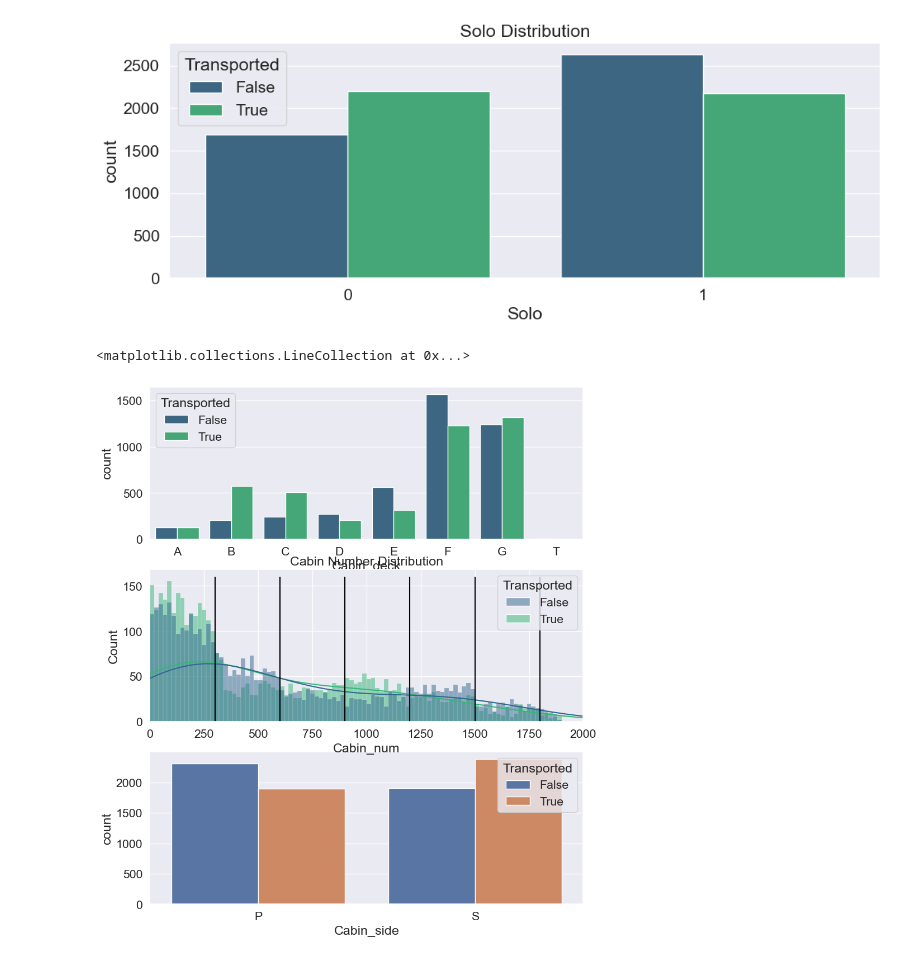
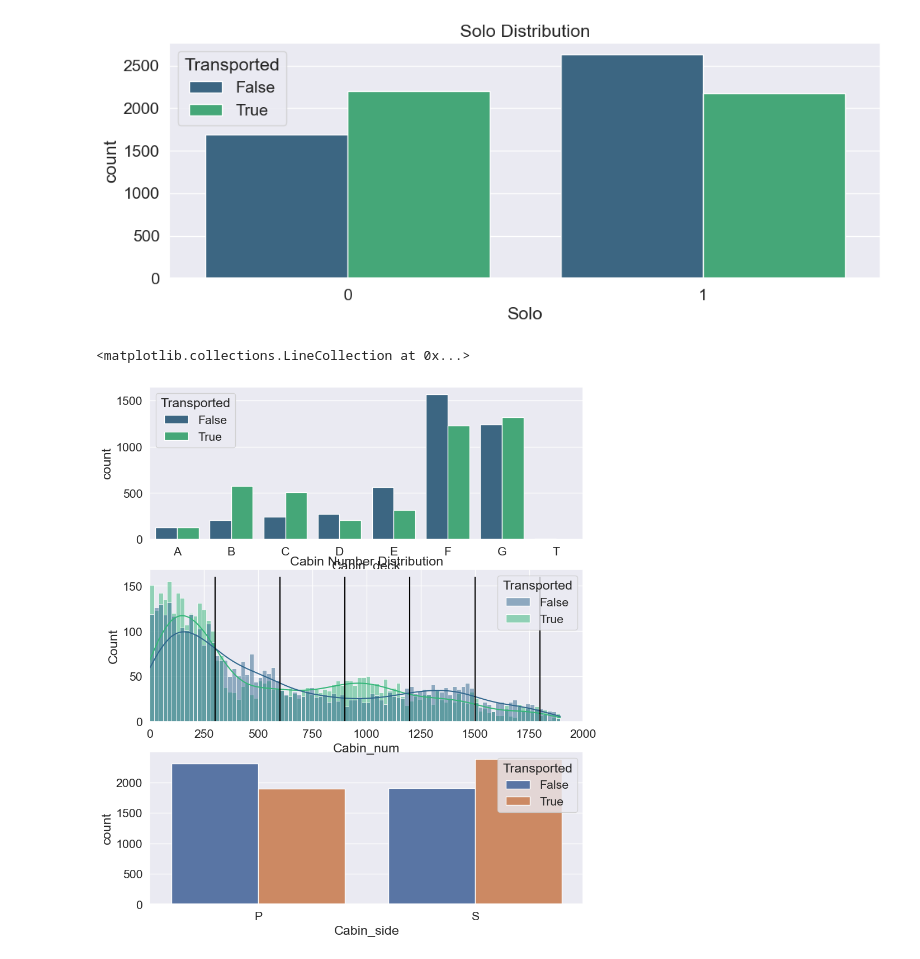
Before and after one commit to Bastaxeloux/generalml, a Jupyter notebook: spaceship titanic/notebook.ipynb, the cells around one changed output. Drawn from its saved outputs; the diff is of its cells as text; code cells hidden in the pictures.

```diff
--- a/spaceship titanic/notebook.ipynb
+++ b/spaceship titanic/notebook.ipynb
@@ -319,36 +319,36 @@ train['Cabin_side'] = train['Cabin'].apply(lambda x : x.split('/')[2])
 test['Cabin_deck'] = test['Cabin'].apply(lambda x : x.split('/')[0])
 test['Cabin_num'] = test['Cabin'].apply(lambda x : x.split('/')[1]).astype(int)
 test['Cabin_side'] = test['Cabin'].apply(lambda x : x.split('/')[2])
 
 train.loc[train['Cabin_deck'] == 'Z', 'Cabin_deck'] = np.NaN
 test.loc[test['Cabin_deck'] == 'Z', 'Cabin_deck'] = np.NaN
-train.loc[train['Cabin_num'] == '9999', 'Cabin_num'] = np.NaN
-test.loc[test['Cabin_num'] == '9999', 'Cabin_num'] = np.NaN
+train.loc[train['Cabin_num'] == 9999, 'Cabin_num'] = np.NaN
+test.loc[test['Cabin_num'] == 9999, 'Cabin_num'] = np.NaN
 train.loc[train['Cabin_side'] == 'Z', 'Cabin_side'] = np.NaN
 test.loc[test['Cabin_side'] == 'Z', 'Cabin_side'] = np.NaN
 
 plt.figure(figsize=(10,12))
 plt.subplot(3,1,1)
 sns.countplot(data=train, x='Cabin_deck', hue='Transported',
 order=['A', 'B', 'C', 'D', 'E', 'F', 'G', 'T'],palette='viridis')
 
 plt.subplot(3,1,3)
 sns.countplot(data=train, x='Cabin_side', hue='Transported')
 fig.tight_layout()
 
 plt.subplot(3,1,2)
 sns.histplot(data=train, x='Cabin_num', hue='Transported', kde=True,
 binwidth=20, palette='viridis').set_title('Cabin Number Distribution')
 plt.xlim([0, 2000])
 plt.vlines(300, ymin=0, ymax=160, color='black')
 plt.vlines(600, ymin=0, ymax=160, color='black')
 plt.vlines(900, ymin=0, ymax=160, color='black')
 plt.vlines(1200, ymin=0, ymax=160, color='black')
 plt.vlines(1500, ymin=0, ymax=160, color='black')
 plt.vlines(1800, ymin=0, ymax=160, color='black')
 # %% [output]
 <matplotlib.collections.LineCollection at 0x...>
-[figure, old version]
+[figure, new version]
 # %%
 train['Cabin_region_1']= (train['Cabin_num'] < 300).astype(int)
 train['Cabin_region_2']= ((train['Cabin_num'] >= 300) & (train['Cabin_num'] < 600)).astype(int)
```
Also changed, not shown: parts of 43 cells of this notebook.
